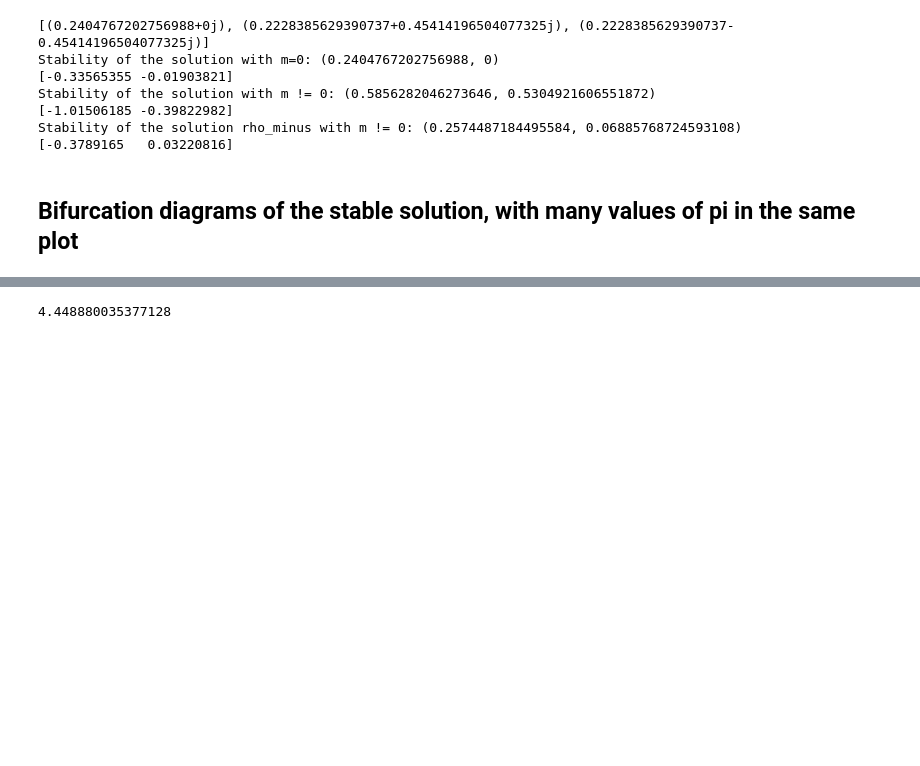
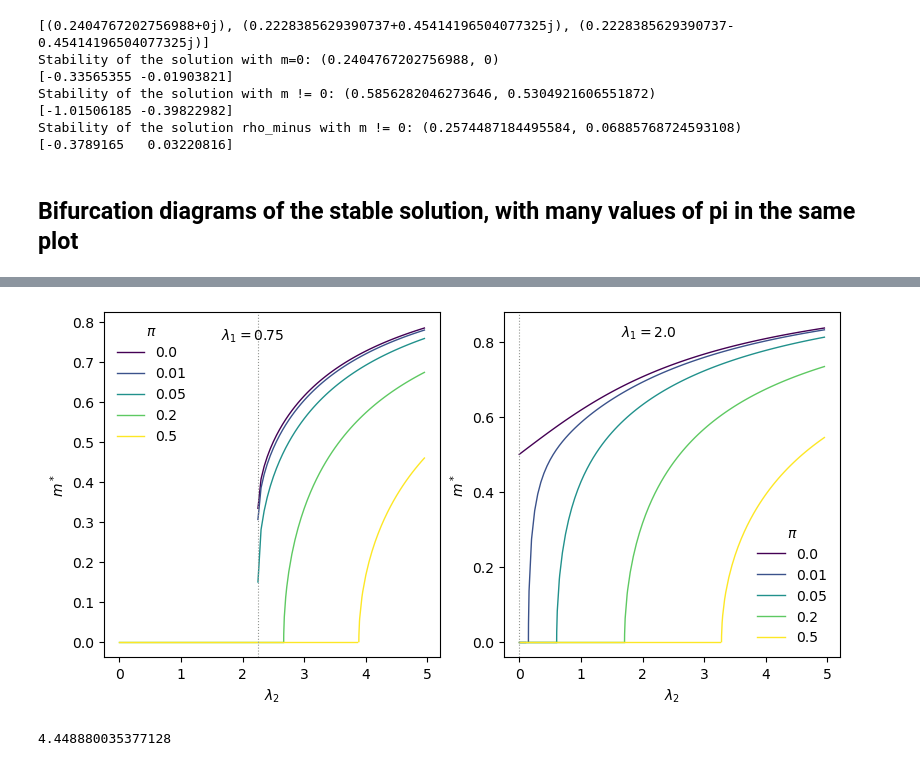
Before and after one commit to dmarchp/TFM_code, a Jupyter notebook: non_lin_models/det_sols_non_lin/1and2simplices.ipynb, the cells around one changed output, grey strips where cells are left out. Drawn from its saved outputs; the diff is of its cells as text; code cells hidden in the pictures; blank space fills up the shorter version.

```diff
--- a/non_lin_models/det_sols_non_lin/1and2simplices.ipynb
+++ b/non_lin_models/det_sols_non_lin/1and2simplices.ipynb
@@ -750,3 +760,68 @@ ax[1].legend(frameon=False, title='$\pi$')
+# %%
+# along the l2 coordinate
+
+fig, ax = plt.subplots(1, 2, figsize=(8,4), constrained_layout=True)
+
+ax[0].set(xlabel=r'$\lambda_2$', ylabel=r'$m^*$')
+ax[1].set(xlabel=r'$\lambda_2$', ylabel=r'$m^*$')
+
+
+# left plot, when l1 < 1:
+pis = [0.0, 0.01, 0.05, 0.2, 0.5]
+pi_colors = plt.cm.viridis(np.linspace(0,1,len(pis)))
+l2s_base = np.arange(0.0, 5.0, 0.05)
+l1 = 0.75
+for pi,pi_c in zip(pis,pi_colors):
+    l2_mneq0_sol = thresh_line_m_rho_plus([l1, ], pi)[0]
+    # print(pi, l1_mneq0_sol)
+    l2s = np.concatenate((l2s_base, np.array([l2_mneq0_sol, l2_mneq0_sol+1e-6, l2_mneq0_sol+1e-5, l2_mneq0_sol+1e-4, l2_mneq0_sol+1e-3, l2_mneq0_sol+1e-2, l2_mneq0_sol+5e-2])))
+    l2s = np.unique(l2s)
+    l2s = np.sort(l2s)
+    m_rho_plus = []
+    for l2 in l2s:
+        rhop, rhom = rho_sol(l1, l2)
+        if rhop < 0.0:
+            m_rho_plus.append(float('nan'))
+        else:
+            mp = m_sol(rhop, l2, pi)
+            m_rho_plus.append(mp)
+    ax[0].plot(l2s, m_rho_plus, ls='-', color=pi_c, lw=1.0, label=pi)
+    ax[0].plot(l2s[l2s < l2_mneq0_sol], np.zeros(len(l2s[l2s < l2_mneq0_sol])), ls='-', color=pi_c, lw=1.0)
+ax[0].legend(frameon=False, title='$\pi$')
+ax[0].text(0.35, 0.92, rf'$\lambda_1 = {l1}$', transform=ax[0].transAxes)
+
+# in this case, the first transition -discontinous and for various pis >= 0-- takes place at the Iacopini2019 threshold line
+ax[0].axvline(l2_line_pi0(l1)[0], 0.0, 1.0, ls=':', lw=0.8, color='xkcd:gray')
+
+# right plot, when l2 < 1:
+pis = [0.0, 0.01, 0.05, 0.2, 0.5]
+pi_colors = plt.cm.viridis(np.linspace(0,1,len(pis)))
+l1 = 2.0
+for pi,pi_c in zip(pis,pi_colors):
+    if pi == 0.0:
+        l2_mneq0_sol = 0.0
+    else:
+        l2_mneq0_sol = thresh_line_m_rho_plus([l1, ], pi)[0]
+    # print(pi, l1_mneq0_sol)
+    l2s = np.concatenate((l2s_base, np.array([l2_mneq0_sol, l2_mneq0_sol+1e-6, l2_mneq0_sol+1e-5, l2_mneq0_sol+1e-4, l2_mneq0_sol+1e-3, l2_mneq0_sol+1e-2, l2_mneq0_sol+5e-2])))
+    l2s = np.unique(l2s)
+    l2s = np.sort(l2s)
+    m_rho_plus = []
+    for l2 in l2s:
+        rhop, rhom = rho_sol(l1, l2)
+        mp = m_sol(rhop, l2, pi)
+        m_rho_plus.append(mp)
+    ax[1].plot(l2s, m_rho_plus, ls='-', color=pi_c, lw=1.0, label=pi)
+    ax[1].plot(l2s[l2s < l2_mneq0_sol], np.zeros(len(l2s[l2s < l2_mneq0_sol])), ls='-', color=pi_c, lw=1.0)
+ax[1].legend(frameon=False, title='$\pi$')
+ax[1].text(0.35, 0.93, rf'$\lambda_1 = {l1}$', transform=ax[1].transAxes)
+
+# in this case, the first transition -discontinous and for various pi=0-- takes place at l2=0.0; the others are already the B2 condition that hast to be solved with the bisection...
+ax[1].axvline(0.0, 0.0, 1.0, ls=':', lw=0.8, color='xkcd:gray')
+
+fig.savefig('bifurcation_mneq0_sol_var_pi_along_l2_coor.png')
+# %% [output]
+[figure, added]
 # %%
 l2, pi = 2.0, 0.35
 l1_mneq0_sol = thresh_line_m_rho_plus_l2([l2, ], pi, b_bisec=1000.0)[0]
```
Also changed, not shown: parts of 8 cells of this notebook, 9 other files.
